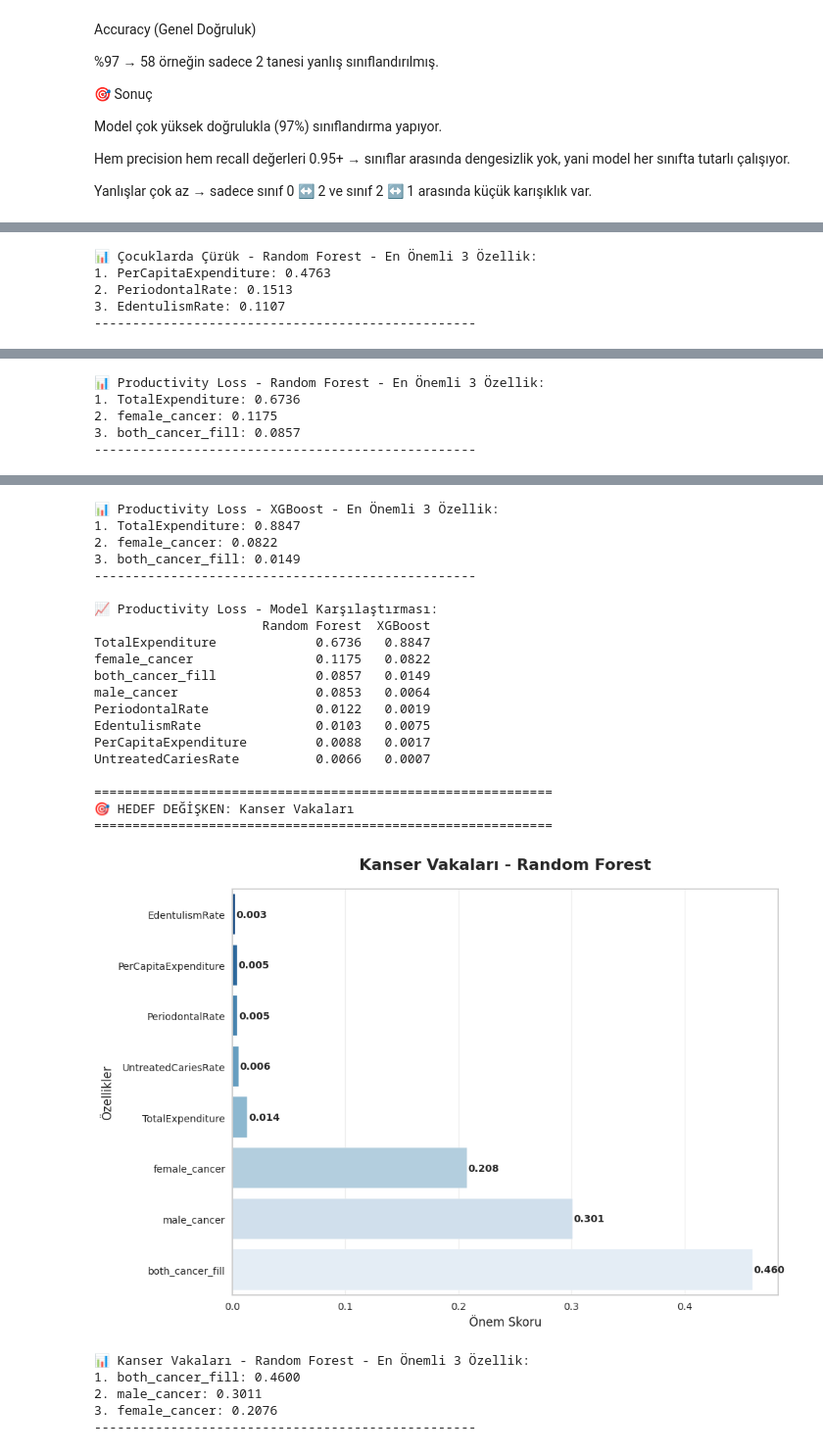
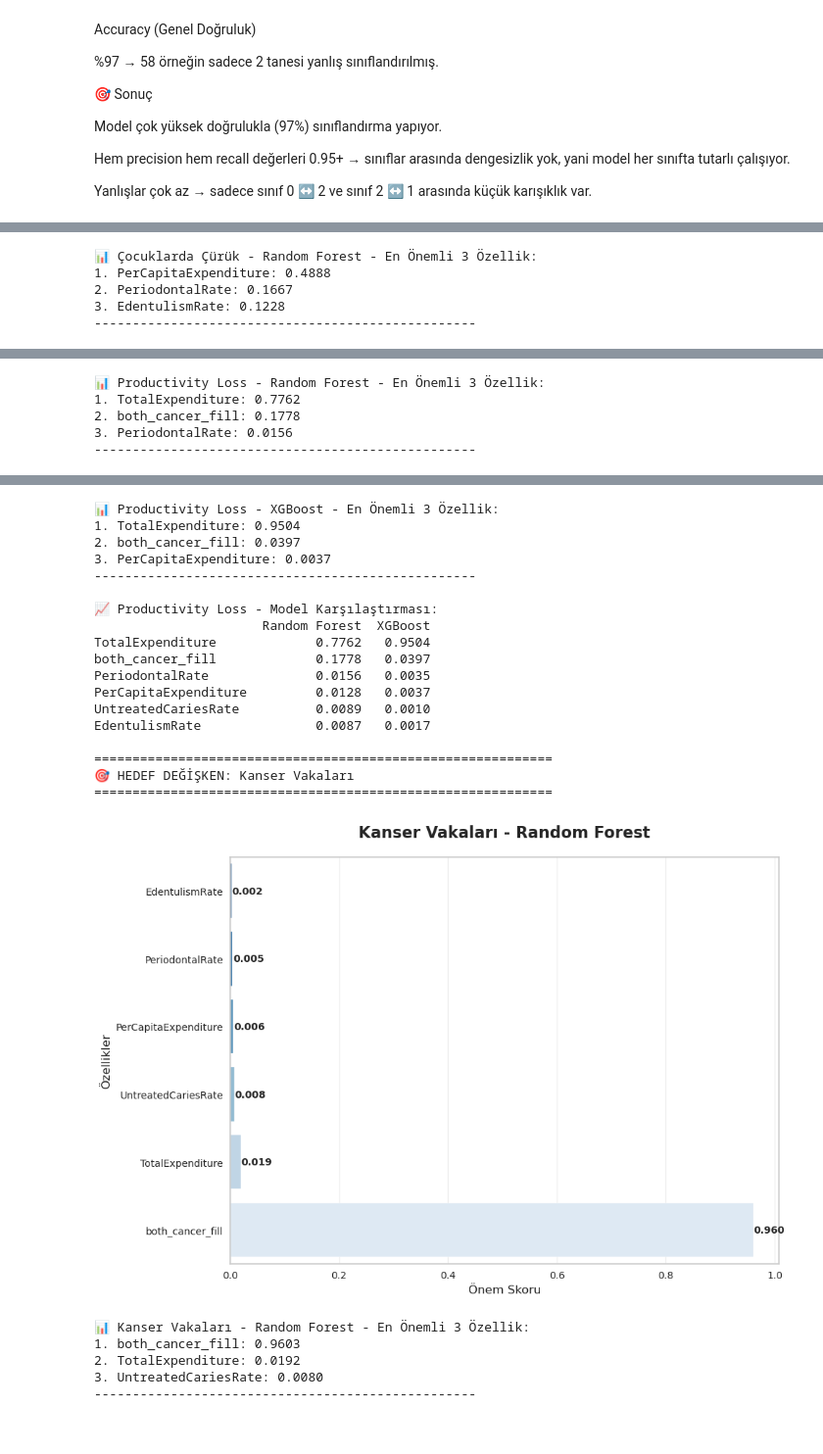
Before and after one commit to GumrahDuyguCulhacik/GlobalDentalStats, a Jupyter notebook: notebooks/mergedlast.ipynb, the cells around one changed output, grey strips where cells are left out. Shown at 98% size. Saved outputs shown, nothing was run; the diff lists cells and outputs as text; code cells hidden in the pictures.

```diff
--- a/notebooks/mergedlast.ipynb
+++ b/notebooks/mergedlast.ipynb
@@ -1684,8 +1642,7 @@ plt.show()
 # %% [markdown]
 SINIFLANDIRMA MODELLERİ
 # %%
-
-
+#####cv ekle
 #Ülkelerin sağlık ve harcama göstergelerine bakarak, onları harcama gruplarına (Low / Medium / High) sınıflandırmak.
 
 df["both_cancer_fill"] = df.groupby(
@@ -1694,10 +1651,10 @@ df["both_cancer_fill"] = df.groupby(
 
 
 # Özellikler ve hedef
-features = ['TotalExpenditure', 'PerCapitaExpenditure',
+features = ['TotalExpenditure',
             'EdentulismRate', 'PeriodontalRate', 'UntreatedCariesRate',
             'UntreatedDeciduousCaries11_9Rate', 'ProductivityLossRate',
-            'both_cancer_fill', 'female_cancer', 'male_cancer']
+            'both_cancer_fill']
 target = 'ExpenditureGroup'
 
 X = df[features].fillna(df[features].mean())
@@ -1897,6 +1764,5 @@ plt.show()
 # %%
 # Feature Importance Analizi - Çoklu Model ve Hedef Değişken Karşılaştırması
-
 
 # Türkçe karakter desteği için
 plt.rcParams['font.family'] = 'DejaVu Sans'
@@ -1906,7 +1772,7 @@ features = [
     'TotalExpenditure', 'PerCapitaExpenditure',
     'EdentulismRate', 'PeriodontalRate',
     'UntreatedCariesRate',
-    'both_cancer_fill', 'female_cancer', 'male_cancer'
+    'both_cancer_fill'
 ]
 
 # Fonksiyon: Gelişmiş Feature Importance Görselleştirme
@@ -2038,5 +1904,5 @@ for i, (feature, avg_imp) in enumerate(mean_importance.head(5).items(), 1):
 📊 Çocuklarda Çürük - Random Forest - En Önemli 3 Özellik:
-1. PerCapitaExpenditure: 0.4763
-2. PeriodontalRate: 0.1513
-3. EdentulismRate: 0.1107
+1. PerCapitaExpenditure: 0.4888
+2. PeriodontalRate: 0.1667
+3. EdentulismRate: 0.1228
 --------------------------------------------------
@@ -2065,5 +1929,5 @@ both_cancer_fill             0.0206   0.0949
 📊 Productivity Loss - Random Forest - En Önemli 3 Özellik:
-1. TotalExpenditure: 0.6736
-2. female_cancer: 0.1175
-3. both_cancer_fill: 0.0857
+1. TotalExpenditure: 0.7762
+2. both_cancer_fill: 0.1778
+3. PeriodontalRate: 0.0156
 --------------------------------------------------
@@ -2071,26 +1935,24 @@ both_cancer_fill             0.0206   0.0949
 📊 Productivity Loss - XGBoost - En Önemli 3 Özellik:
-1. TotalExpenditure: 0.8847
-2. female_cancer: 0.0822
-3. both_cancer_fill: 0.0149
+1. TotalExpenditure: 0.9504
+2. both_cancer_fill: 0.0397
+3. PerCapitaExpenditure: 0.0037
 --------------------------------------------------
 
 📈 Productivity Loss - Model Karşılaştırması:
                       Random Forest  XGBoost
-TotalExpenditure             0.6736   0.8847
-female_cancer                0.1175   0.0822
-both_cancer_fill             0.0857   0.0149
-male_cancer                  0.0853   0.0064
-PeriodontalRate              0.0122   0.0019
-EdentulismRate               0.0103   0.0075
-PerCapitaExpenditure         0.0088   0.0017
-UntreatedCariesRate          0.0066   0.0007
+TotalExpenditure             0.7762   0.9504
+both_cancer_fill             0.1778   0.0397
+PeriodontalRate              0.0156   0.0035
+PerCapitaExpenditure         0.0128   0.0037
+UntreatedCariesRate          0.0089   0.0010
+EdentulismRate               0.0087   0.0017
 
 ============================================================
 🎯 HEDEF DEĞİŞKEN: Kanser Vakaları
 ============================================================
-[figure, old version]
+[figure, new version]
 📊 Kanser Vakaları - Random Forest - En Önemli 3 Özellik:
-1. both_cancer_fill: 0.4600
-2. male_cancer: 0.3011
-3. female_cancer: 0.2076
+1. both_cancer_fill: 0.9603
+2. TotalExpenditure: 0.0192
+3. UntreatedCariesRate: 0.0080
 --------------------------------------------------
```
Also changed, not shown: parts of 33 cells of this notebook.
